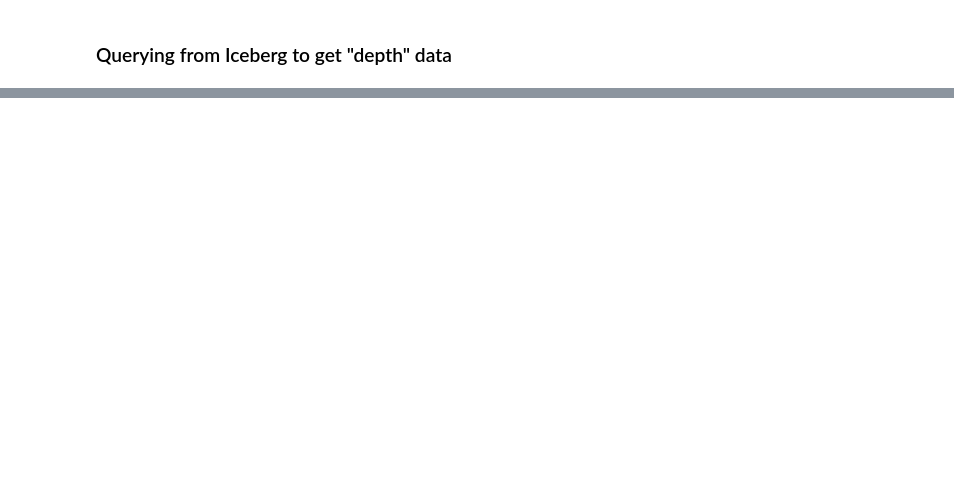
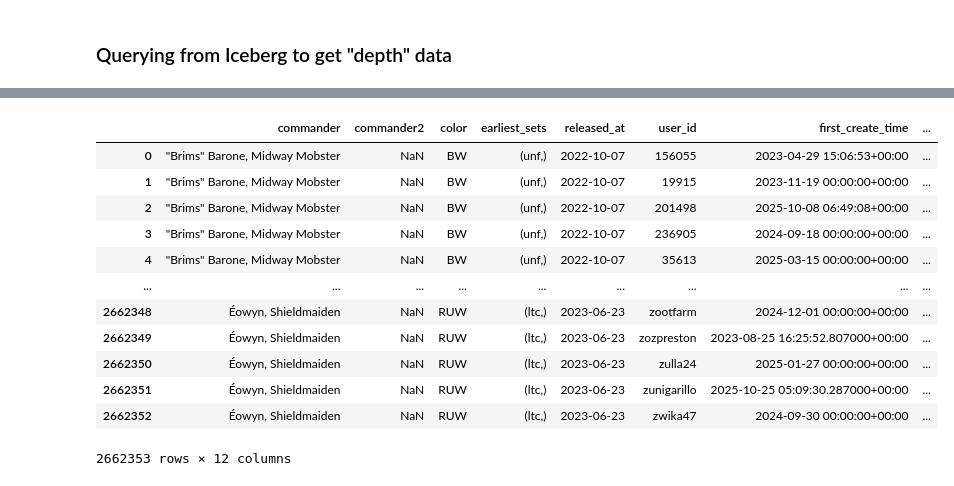
Before and after one commit to jmaddalena/depth_vs_breadth, a Jupyter notebook: depth_vs_breadth.ipynb, the cells around one changed output, grey strips where cells are left out. Cells and saved outputs as stored; diff of their text form; code cells hidden in the pictures; blank space fills up the shorter version.

```diff
--- a/depth_vs_breadth.ipynb
+++ b/depth_vs_breadth.ipynb
@@ -87,3 +97,28 @@ df['commanders'] = df.apply(lambda row: f"{row['commander']} + {row['commander2'
 
 # df
+# %%
+df = pd.read_csv("depth_vs_breadth_raw_data.csv")
+df['released_at'] = pd.to_datetime(df['released_at'])
+
+df['time_since_release'] = (pd.to_datetime('today') - pd.to_datetime(df['released_at'])).dt.days
+df['time_since_release'] = np.where(df['time_since_release'] >= 365*2, 365*2, df['time_since_release'])
+
+# convert from string representation of list back to list
+df['earliest_sets'] = df['earliest_sets'].apply(lambda x: tuple(eval(x)) if isinstance(x, str) else x)
+
+df
+# %% [output]
+|  | commander | commander2 | color | earliest_sets | released_at | user_id | first_create_time | ... |
+| 0 | "Brims" Barone, Midway Mobster | NaN | BW | (unf,) | 2022-10-07 | 156055 | 2023-04-29 15:06:53+00:00 | ... |
+| 1 | "Brims" Barone, Midway Mobster | NaN | BW | (unf,) | 2022-10-07 | 19915 | 2023-11-19 00:00:00+00:00 | ... |
+| 2 | "Brims" Barone, Midway Mobster | NaN | BW | (unf,) | 2022-10-07 | 201498 | 2025-10-08 06:49:08+00:00 | ... |
+| 3 | "Brims" Barone, Midway Mobster | NaN | BW | (unf,) | 2022-10-07 | 236905 | 2024-09-18 00:00:00+00:00 | ... |
+| 4 | "Brims" Barone, Midway Mobster | NaN | BW | (unf,) | 2022-10-07 | 35613 | 2025-03-15 00:00:00+00:00 | ... |
+| ... | ... | ... | ... | ... | ... | ... | ... | ... |
+| 2662348 | Éowyn, Shieldmaiden | NaN | RUW | (ltc,) | 2023-06-23 | zootfarm | 2024-12-01 00:00:00+00:00 | ... |
+| 2662349 | Éowyn, Shieldmaiden | NaN | RUW | (ltc,) | 2023-06-23 | zozpreston | 2023-08-25 16:25:52.807000+00:00 | ... |
+| 2662350 | Éowyn, Shieldmaiden | NaN | RUW | (ltc,) | 2023-06-23 | zulla24 | 2025-01-27 00:00:00+00:00 | ... |
+| 2662351 | Éowyn, Shieldmaiden | NaN | RUW | (ltc,) | 2023-06-23 | zunigarillo | 2025-10-25 05:09:30.287000+00:00 | ... |
+| 2662352 | Éowyn, Shieldmaiden | NaN | RUW | (ltc,) | 2023-06-23 | zwika47 | 2024-09-30 00:00:00+00:00 | ... |
+2662353 rows × 12 columns
 # %%
```
Also changed, not shown: parts of 9 cells of this notebook, 2 other files.
